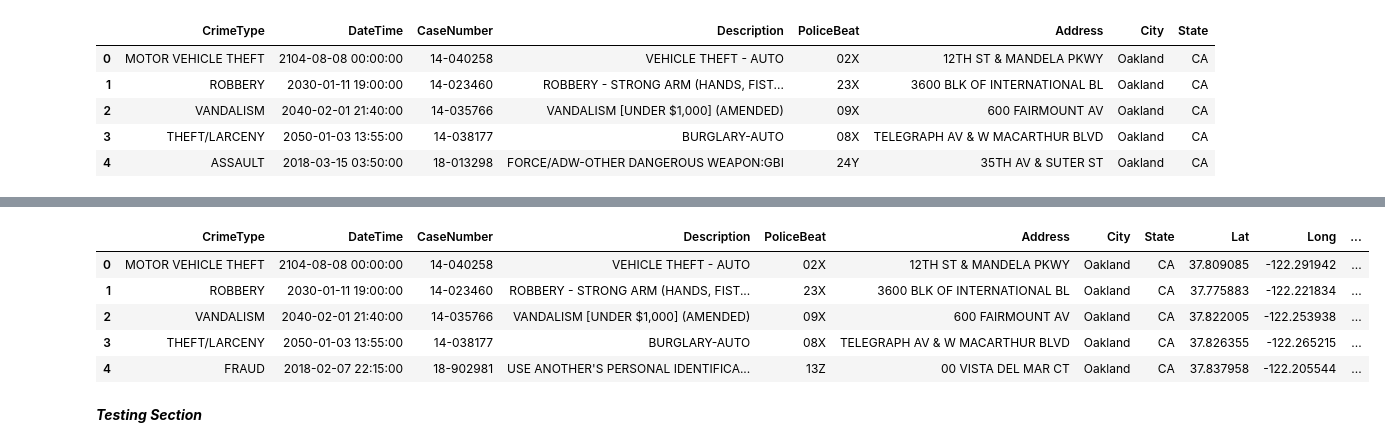
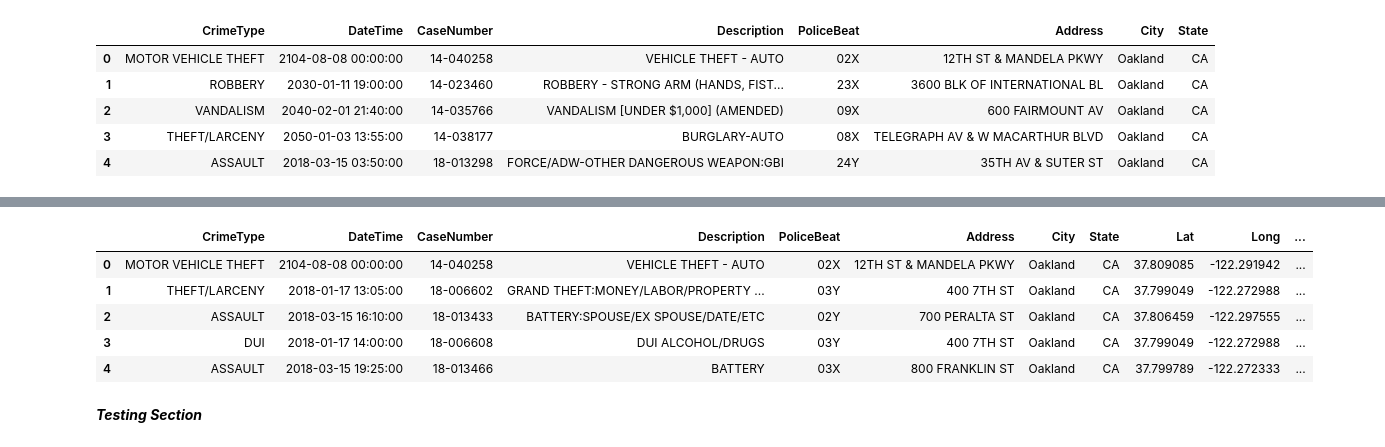
Before and after one commit to jeffrey-hsu/oakland-crime-prediction, a Jupyter notebook: machine_learning/crime_data_prediction.ipynb, the cells around one changed output, grey strips where cells are left out. Drawn from its saved outputs; the diff is of its cells as text; code cells hidden in the pictures.

Commit message:
Merged crime data with census data

```diff
--- a/machine_learning/crime_data_prediction.ipynb
+++ b/machine_learning/crime_data_prediction.ipynb
@@ -138,7 +138,7 @@ data = os.path.join(os.getcwd(),data_path + 'ind_poverty_status_by_zip.csv')
 ind_poverty_status = pd.read_csv(data)
 ind_poverty_status = ind_poverty_status.drop(0, axis=0)
 ind_poverty_status['zip'] = [int(ind_poverty_status.at[ind_poverty_status.index[i], 'GEO.id2']) for i in range(ind_poverty_status.shape[0])]
-print ind_poverty_status.shape
+print "ind_poverty_status.shape:", ind_poverty_status.shape
 
 # Filter out data not for Oakland
 ind_poverty_status_oakland = ind_poverty_status.merge(oakland_zip_codes,
@@ -146,10 +146,9 @@ ind_poverty_status_oakland = ind_poverty_status.merge(oakland_zip_codes,
                                                       right_on = 'zip',
                                                       how = 'inner')
 
-print ind_poverty_status_oakland.shape
+print "ind_poverty_status_oakland.shape:", ind_poverty_status_oakland.shape
 ind_poverty_status_oakland.head()
 
-poverty_status = ind_poverty_status_oakland[['zip', 'HC03_EST_VC01', 'HC03_MOE_VC01']]
-
-poverty_status
+ind_poverty = ind_poverty_status_oakland[['zip', 'HC03_EST_VC01', 'HC03_MOE_VC01']]
+ind_poverty
 # %% [output]
@@ -178,7 +177,7 @@ data = os.path.join(os.getcwd(),data_path + 'family_poverty_status_by_zip.csv')
 family_poverty_status = pd.read_csv(data)
 family_poverty_status = family_poverty_status.drop(0, axis=0)
 family_poverty_status['zip'] = [int(family_poverty_status.at[ind_poverty_status.index[i], 'GEO.id2']) for i in range(ind_poverty_status.shape[0])]
-print family_poverty_status.shape
+print "family_poverty_status.shape:", family_poverty_status.shape
 
 # Filter out data not for Oakland
 family_poverty_status_oakland = family_poverty_status.merge(oakland_zip_codes,
@@ -186,6 +185,9 @@ family_poverty_status_oakland = family_poverty_status.merge(oakland_zip_codes,
                                                             right_on = 'zip',
                                                             how = 'inner')
 
-print family_poverty_status_oakland.shape
+print "family_poverty_status_oakland.shape:", family_poverty_status_oakland.shape
 family_poverty_status_oakland.head()
+
+family_poverty = family_poverty_status_oakland[['zip', 'HC02_EST_VC01', 'HC02_MOE_VC01']]
+family_poverty
 # %% [output]
@@ -200,0 +213,6 @@ family_poverty_status_oakland.head()
+# %%
+poverty = ind_poverty.merge(family_poverty, how = 'inner', left_on = 'zip', right_on = 'zip')
+print "poverty.shape: ", poverty.shape
+
+poverty.columns = ['zip', 'ind_poverty_pct', 'ind_poverty_moe', 'family_poverty_pct', 'family_poverty_moe']
+poverty.head(10)
@@ -200,0 +232,6 @@ family_poverty_status_oakland.head()
+# %%
+# Merge crime_data with poverty data
+
+crime_data_v2 = crime_data.merge(poverty, left_on = "Zip", right_on = 'zip')
+crime_data_v2 = crime_data_v2.drop('zip', 1)
+crime_data_v2
@@ -201,16 +257,17 @@ family_poverty_status_oakland.head()
 # %%
 # write crime_data to csv
-crime_data.to_csv('crimePublicData_transformed.csv')
+#crime_data.to_csv('crimePublicData_transformed.csv')
+crime_data_v2.to_csv('crimePublicData_transformed_v2.csv')
 
 # Examine head of the data frame for validation
-crime_data.head()
+crime_data_v2.head()
 # %% [output]
 |  | CrimeType | DateTime | CaseNumber | Description | PoliceBeat | Address | City | State | Lat | Long | ... |
 | 0 | MOTOR VEHICLE THEFT | 2104-08-08 00:00:00 | 14-040258 | VEHICLE THEFT - AUTO | 02X | 12TH ST & MANDELA PKWY | Oakland | CA | 37.809085 | -122.291942 | ... |
-| 1 | ROBBERY | 2030-01-11 19:00:00 | 14-023460 | ROBBERY - STRONG ARM (HANDS, FIST... | 23X | 3600 BLK OF INTERNATIONAL BL | Oakland | CA | 37.775883 | -122.221834 | ... |
-| 2 | VANDALISM | 2040-02-01 21:40:00 | 14-035766 | VANDALISM [UNDER $1,000] (AMENDED) | 09X | 600 FAIRMOUNT AV | Oakland | CA | 37.822005 | -122.253938 | ... |
-| 3 | THEFT/LARCENY | 2050-01-03 13:55:00 | 14-038177 | BURGLARY-AUTO | 08X | TELEGRAPH AV & W MACARTHUR BLVD | Oakland | CA | 37.826355 | -122.265215 | ... |
-| 4 | FRAUD | 2018-02-07 22:15:00 | 18-902981 | USE ANOTHER'S PERSONAL IDENTIFICA... | 13Z | 00 VISTA DEL MAR CT | Oakland | CA | 37.837958 | -122.205544 | ... |
+| 1 | THEFT/LARCENY | 2018-01-17 13:05:00 | 18-006602 | GRAND THEFT:MONEY/LABOR/PROPERTY ... | 03Y | 400 7TH ST | Oakland | CA | 37.799049 | -122.272988 | ... |
+| 2 | ASSAULT | 2018-03-15 16:10:00 | 18-013433 | BATTERY:SPOUSE/EX SPOUSE/DATE/ETC | 02Y | 700 PERALTA ST | Oakland | CA | 37.806459 | -122.297555 | ... |
+| 3 | DUI | 2018-01-17 14:00:00 | 18-006608 | DUI ALCOHOL/DRUGS | 03Y | 400 7TH ST | Oakland | CA | 37.799049 | -122.272988 | ... |
+| 4 | ASSAULT | 2018-03-15 19:25:00 | 18-013466 | BATTERY | 03X | 800 FRANKLIN ST | Oakland | CA | 37.799789 | -122.272333 | ... |
 # %% [markdown]
 ***Testing Section***
 # %%
```
Also changed, not shown: parts of 5 cells of this notebook, 1 other file.
